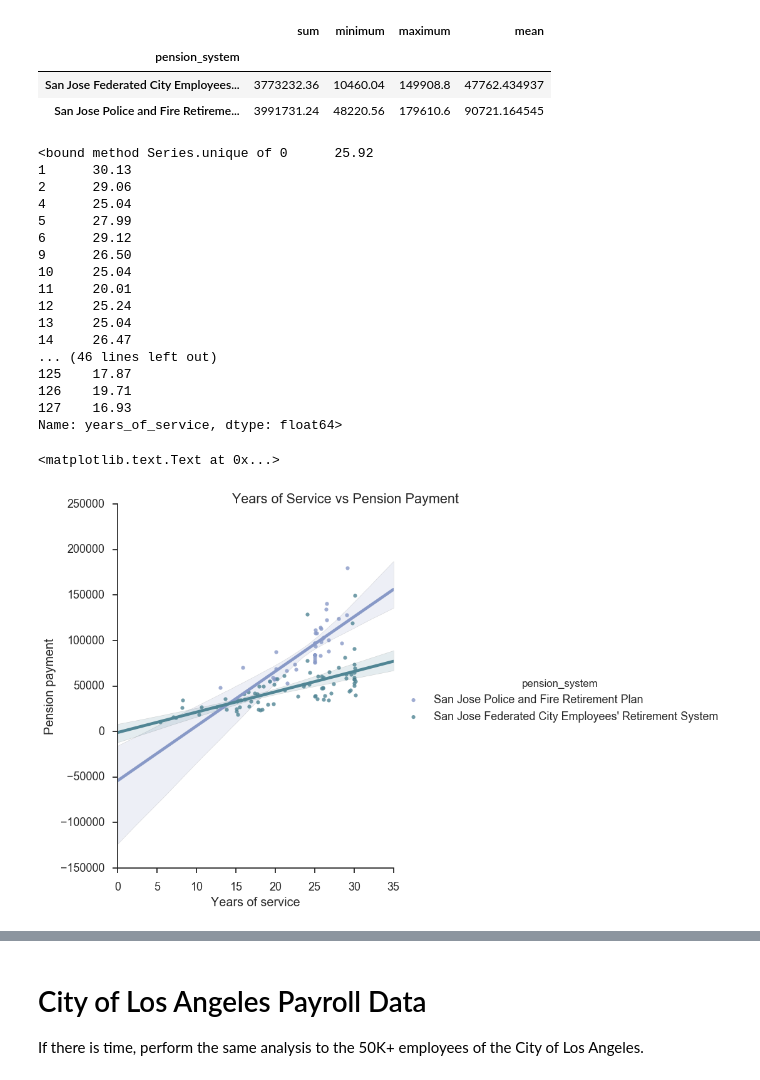
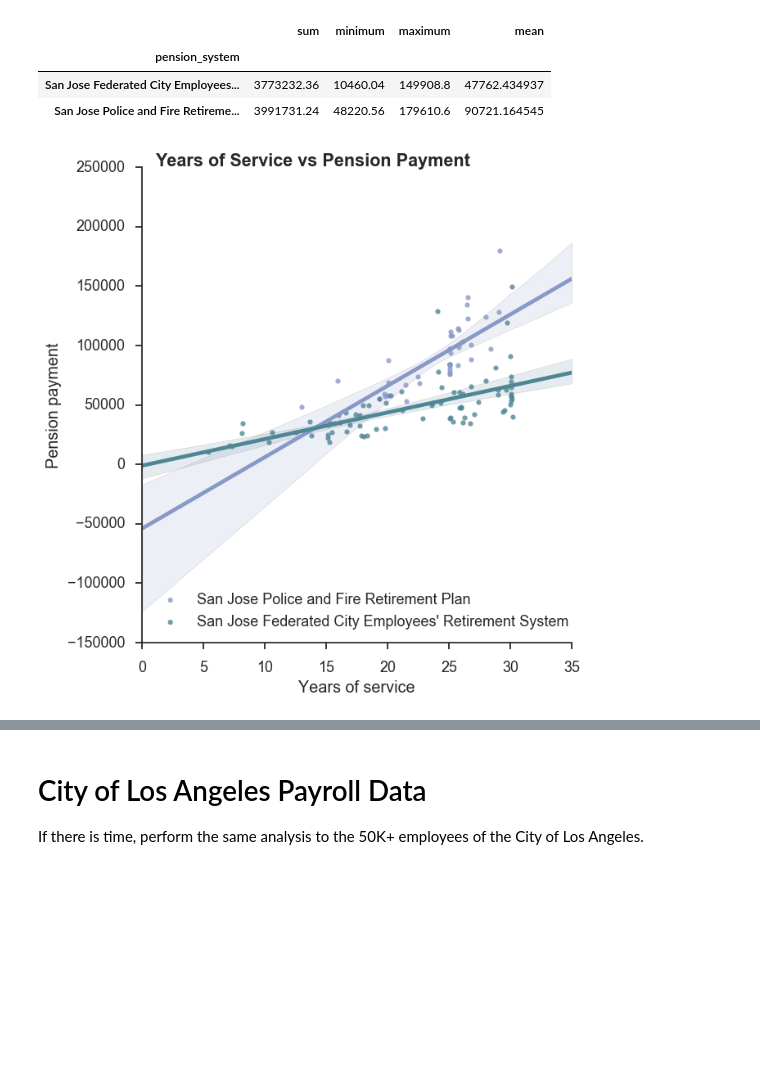
Before and after one commit to andrewgstark/DSI-SF-4-andrewgstark, a Jupyter notebook: capstone/Finding_Pension_Spikers_Through_Data_Science.ipynb, the cells around one changed output, grey strips where cells are left out. Drawn from its saved outputs; the diff is of its cells as text; code cells hidden in the pictures; blank space fills up the shorter version.

```diff
--- a/capstone/Finding_Pension_Spikers_Through_Data_Science.ipynb
+++ b/capstone/Finding_Pension_Spikers_Through_Data_Science.ipynb
@@ -22,0 +72,17 @@ ret_2 = df[df["year_of_retirement"]==2015]
+# %%
+sns.set(style="ticks", context="talk")
+
+# Make a custom sequential palette using the cubehelix system
+pal = sns.cubehelix_palette(4, 1.5, .75, light=.6, dark=.2)
+
+
+# Plot tip as a function of toal bill across days
+g = sns.lmplot(x="year_of_retirement", y="years_of_service", hue = "pension_system", data=df,
+               palette=pal, size=7,legend=False)
+
+# Use more informative axis labels than are provided by default
+g.set_axis_labels("Year of retirement", "Years of Service")
+g.fig.suptitle('Years of Service vs Year of Retirement',fontweight="bold")
+plt.legend(loc='lower left')
+
+plt.savefig('/Users/andrewgstark/Desktop/DSI-SF-4-andrewgstark/gitpages/andrewgstark.github.io/JEKYLL-SITE-REPOSITORY-NAME/myblog/assets/service_vs_yearofretire.png',transparent=True)
@@ -142,0 +367,6 @@ double_name_list.sort()
+# %%
+# Rename the employee's name column, which is the field to join the 3 tables
+
+df_15.rename(columns={'Name-2015':'Name'}, inplace=True)
+df_14.rename(columns={'Name-2014':'Name'}, inplace=True)
+df_13.rename(columns={'NAME-2013':'NAME'}, inplace=True)
@@ -349,6 +595,0 @@ change_col_names(df_13, "-2013")
-# %%
-# Rename the employee's name column, which is the field to join the 3 tables
-
-df_15.rename(columns={'Name-2015':'Name'}, inplace=True)
-df_14.rename(columns={'Name-2014':'Name'}, inplace=True)
-df_13.rename(columns={'NAME-2013':'Name'}, inplace=True)
@@ -534,45 +780,30 @@ data.groupby(["pension_system"])["pension_15"].agg({"sum": np.sum, "mean": np.me
 # convert to 3% after 20 years of service.
 
 # data_pf = data[data["pension_system"] == "San Jose Police and Fire Retirement Plan"]
-data["years_of_service"].unique
+#data["years_of_service"].unique
 
 # data_fed = data[data["pension_system"] == "San Jose Federated City Employees' Retirement System"]
 # data_fed.shape
-# %% [output]
-<bound method Series.unique of 0      25.92
-1      30.13
-2      29.06
-4      25.04
-5      27.99
-6      29.12
-9      26.50
-10     25.04
-11     20.01
-12     25.24
-13     25.04
-14     26.47
-... (46 lines left out)
-125    17.87
-126    19.71
-127    16.93
-Name: years_of_service, dtype: float64>
 # %%
 sns.set(style="ticks", context="talk")
 
 # Make a custom sequential palette using the cubehelix system
 pal = sns.cubehelix_palette(4, 1.5, .75, light=.6, dark=.2)
 
 
 # Plot tip as a function of toal bill across days
 g = sns.lmplot(x="years_of_service", y="pension_15", hue = "pension_system", data=data,
-               palette=pal, size=7)
+               palette=pal, size=7,legend=False)
 
 # Use more informative axis labels than are provided by default
 g.set_axis_labels("Years of service", "Pension payment")
-g.fig.suptitle('Years of Service vs Pension Payment')
+g.fig.suptitle('Years of Service vs Pension Payment', fontweight="bold")
+
+plt.legend(loc='lower left')
+
+plt.savefig('/Users/andrewgstark/Desktop/DSI-SF-4-andrewgstark/gitpages/andrewgstark.github.io/JEKYLL-SITE-REPOSITORY-NAME/myblog/assets/service_vs_pensionpay.png',transparent=True)
 # %% [output]
-<matplotlib.text.Text at 0x...>
-[figure, old version]
+[figure, new version]
 # %%
 sns.set(style="ticks", context="talk")
 
```
Also changed, not shown: parts of 52 cells of this notebook.
